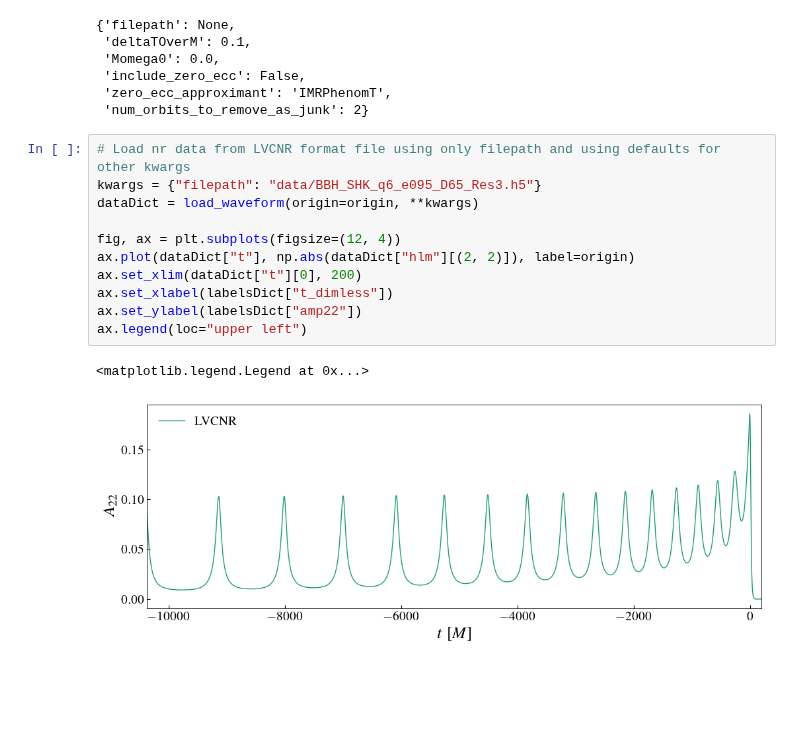
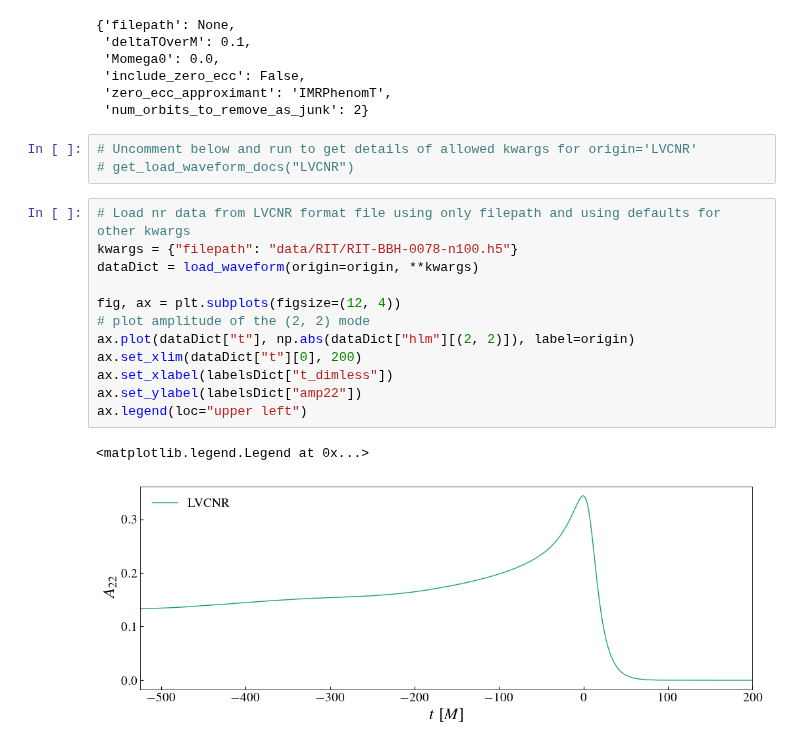
Before and after one commit to vijayvarma392/gw_eccentricity, a Jupyter notebook: examples/load_waveform_demo.ipynb, the cells around one changed output. Saved outputs shown, nothing was run; the diff lists cells and outputs as text; blank space fills up the shorter version.

```diff
--- a/examples/load_waveform_demo.ipynb
+++ b/examples/load_waveform_demo.ipynb
@@ -165,17 +170,21 @@ get_load_waveform_defaults(origin)
  'include_zero_ecc': False,
  'zero_ecc_approximant': 'IMRPhenomT',
  'num_orbits_to_remove_as_junk': 2}
+# %%
+# Uncomment below and run to get details of allowed kwargs for origin='LVCNR'
+# get_load_waveform_docs("LVCNR")
 # %%
 # Load nr data from LVCNR format file using only filepath and using defaults for other kwargs
-kwargs = {"filepath": "data/BBH_SHK_q6_e095_D65_Res3.h5"}
+kwargs = {"filepath": "data/RIT/RIT-BBH-0078-n100.h5"}
 dataDict = load_waveform(origin=origin, **kwargs)
 
 fig, ax = plt.subplots(figsize=(12, 4))
+# plot amplitude of the (2, 2) mode
 ax.plot(dataDict["t"], np.abs(dataDict["hlm"][(2, 2)]), label=origin)
 ax.set_xlim(dataDict["t"][0], 200)
 ax.set_xlabel(labelsDict["t_dimless"])
 ax.set_ylabel(labelsDict["amp22"])
 ax.legend(loc="upper left")
 # %% [output]
 <matplotlib.legend.Legend at 0x...>
-[figure, old version]
+[figure, new version]
```
Also changed, not shown: parts of 8 cells of this notebook, 10 other files.
